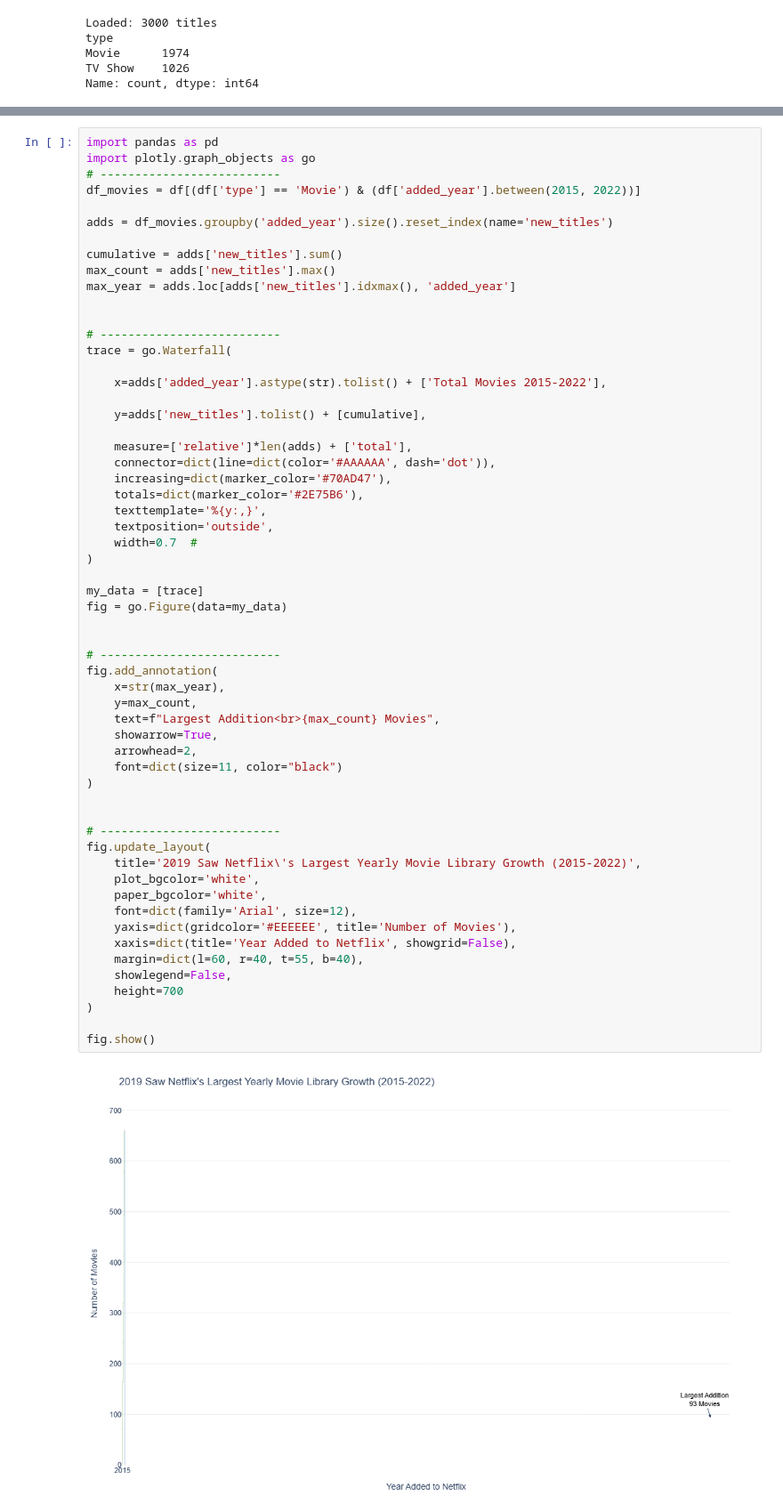
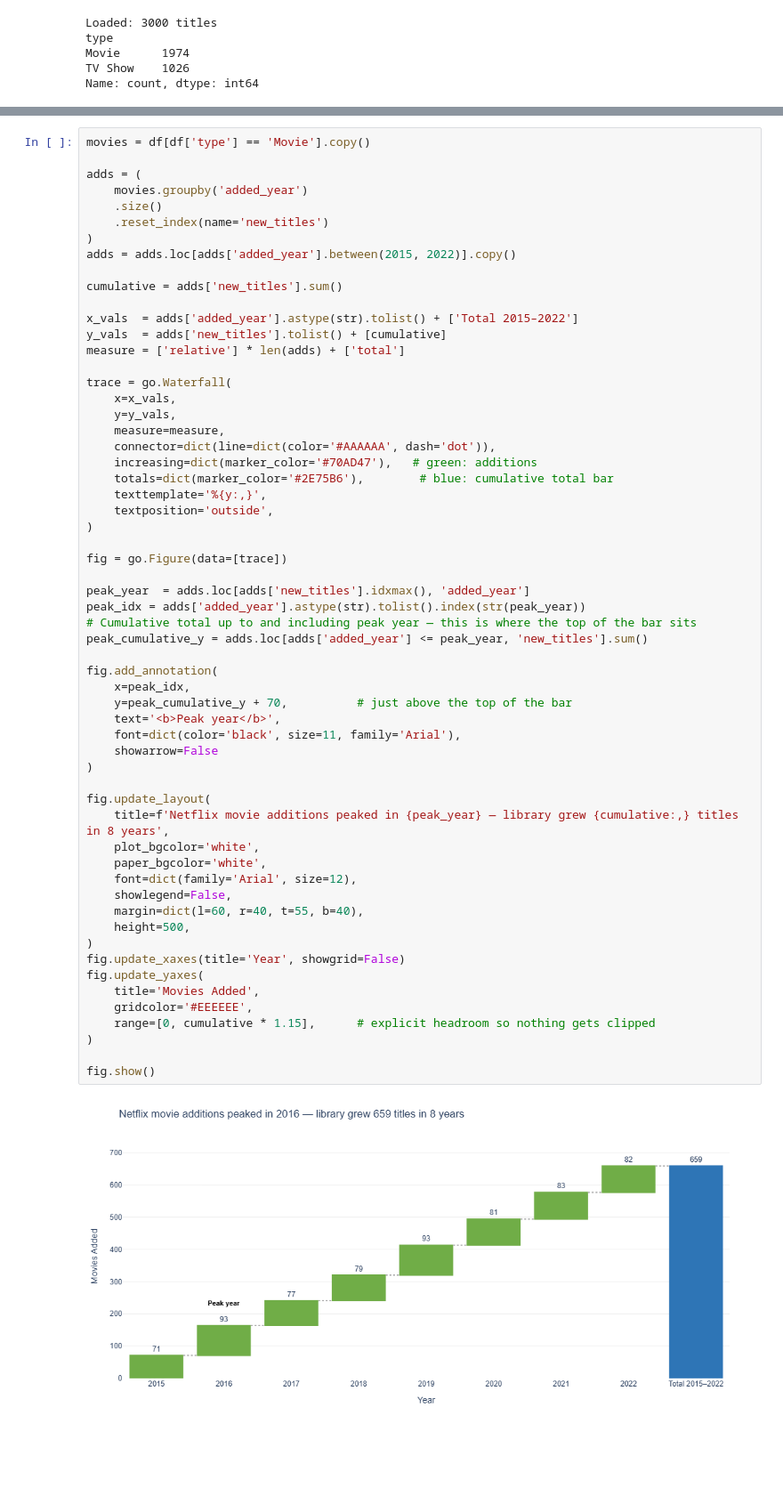
Before and after one commit to u0774239955-cloud/dataviz-exercises-Yansong-Xie, a Jupyter notebook: week07/lecture07_exercise.ipynb, the cells around one changed output, grey strips where cells are left out. Shown at 89% size. Cells and saved outputs as stored; diff of their text form; blank space fills up the shorter version.

```diff
--- a/week07/lecture07_exercise.ipynb
+++ b/week07/lecture07_exercise.ipynb
@@ -89,62 +89,63 @@ fig.show()
 # %% [output]
 [figure]
 # %%
-import pandas as pd
-import plotly.graph_objects as go
-# --------------------------
-df_movies = df[(df['type'] == 'Movie') & (df['added_year'].between(2015, 2022))]
+movies = df[df['type'] == 'Movie'].copy()
 
-adds = df_movies.groupby('added_year').size().reset_index(name='new_titles')
+adds = (
+    movies.groupby('added_year')
+    .size()
+    .reset_index(name='new_titles')
+)
+adds = adds.loc[adds['added_year'].between(2015, 2022)].copy()
 
 cumulative = adds['new_titles'].sum()
-max_count = adds['new_titles'].max()
-max_year = adds.loc[adds['new_titles'].idxmax(), 'added_year']
 
+x_vals  = adds['added_year'].astype(str).tolist() + ['Total 2015–2022']
+y_vals  = adds['new_titles'].tolist() + [cumulative]
+measure = ['relative'] * len(adds) + ['total']
 
-# --------------------------
 trace = go.Waterfall(
-
-    x=adds['added_year'].astype(str).tolist() + ['Total Movies 2015-2022'],
-
-    y=adds['new_titles'].tolist() + [cumulative],
-
-    measure=['relative']*len(adds) + ['total'],
+    x=x_vals,
+    y=y_vals,
+    measure=measure,
     connector=dict(line=dict(color='#AAAAAA', dash='dot')),
-    increasing=dict(marker_color='#70AD47'),
-    totals=dict(marker_color='#2E75B6'),
+    increasing=dict(marker_color='#70AD47'),   # green: additions
+    totals=dict(marker_color='#2E75B6'),        # blue: cumulative total bar
     texttemplate='%{y:,}',
     textposition='outside',
-    width=0.7  #
 )
 
-my_data = [trace]
-fig = go.Figure(data=my_data)
+fig = go.Figure(data=[trace])
 
+peak_year  = adds.loc[adds['new_titles'].idxmax(), 'added_year']
+peak_idx = adds['added_year'].astype(str).tolist().index(str(peak_year))
+# Cumulative total up to and including peak year — this is where the top of the bar sits
+peak_cumulative_y = adds.loc[adds['added_year'] <= peak_year, 'new_titles'].sum()
 
-# --------------------------
 fig.add_annotation(
-    x=str(max_year),
-    y=max_count,
-    text=f"Largest Addition<br>{max_count} Movies",
-    showarrow=True,
-    arrowhead=2,
-    font=dict(size=11, color="black")
+    x=peak_idx,
+    y=peak_cumulative_y + 70,          # just above the top of the bar
+    text='<b>Peak year</b>',
+    font=dict(color='black', size=11, family='Arial'),
+    showarrow=False
 )
 
-
-# --------------------------
 fig.update_layout(
-    title='2019 Saw Netflix\'s Largest Yearly Movie Library Growth (2015-2022)',
+    title=f'Netflix movie additions peaked in {peak_year} — library grew {cumulative:,} titles in 8 years',
     plot_bgcolor='white',
     paper_bgcolor='white',
     font=dict(family='Arial', size=12),
-    yaxis=dict(gridcolor='#EEEEEE', title='Number of Movies'),
-    xaxis=dict(title='Year Added to Netflix', showgrid=False),
+    showlegend=False,
     margin=dict(l=60, r=40, t=55, b=40),
-    showlegend=False,
-    height=700
+    height=500,
+)
+fig.update_xaxes(title='Year', showgrid=False)
+fig.update_yaxes(
+    title='Movies Added',
+    gridcolor='#EEEEEE',
+    range=[0, cumulative * 1.15],      # explicit headroom so nothing gets clipped
 )
 
 fig.show()
 # %% [output]
-[figure, old version]
+[figure, new version]
```
